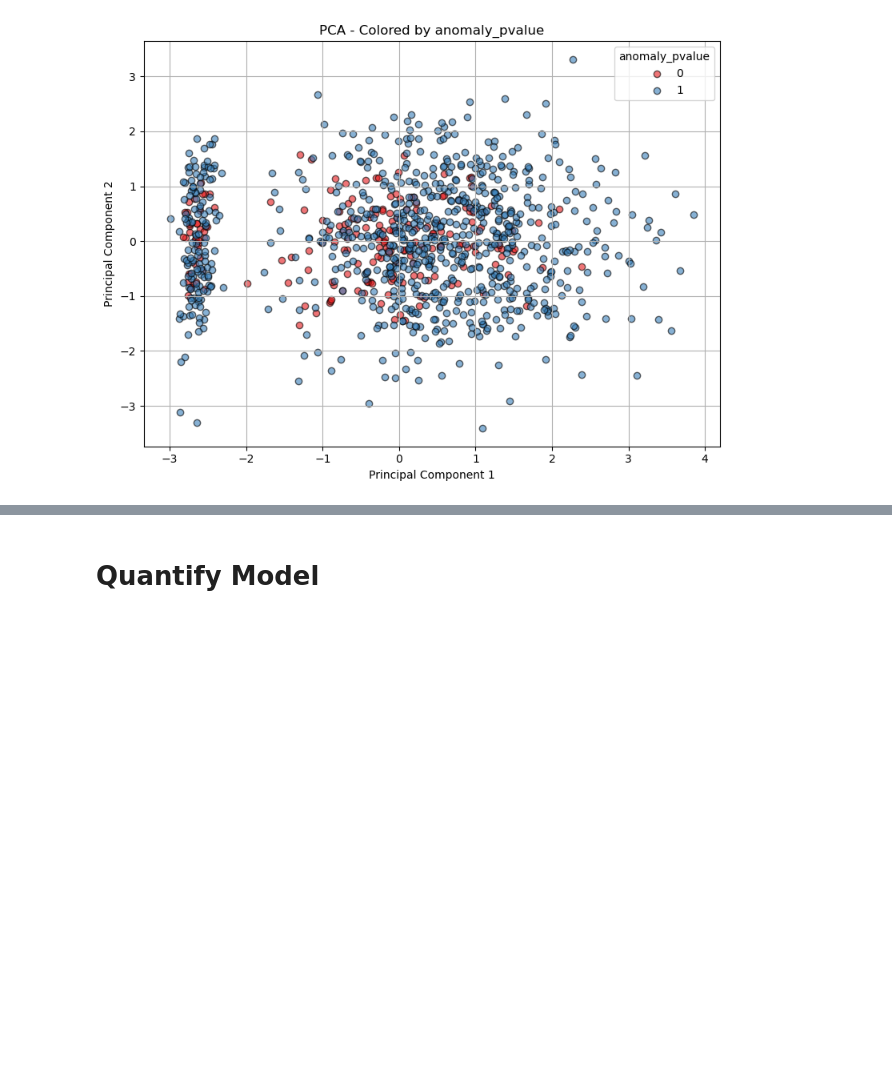
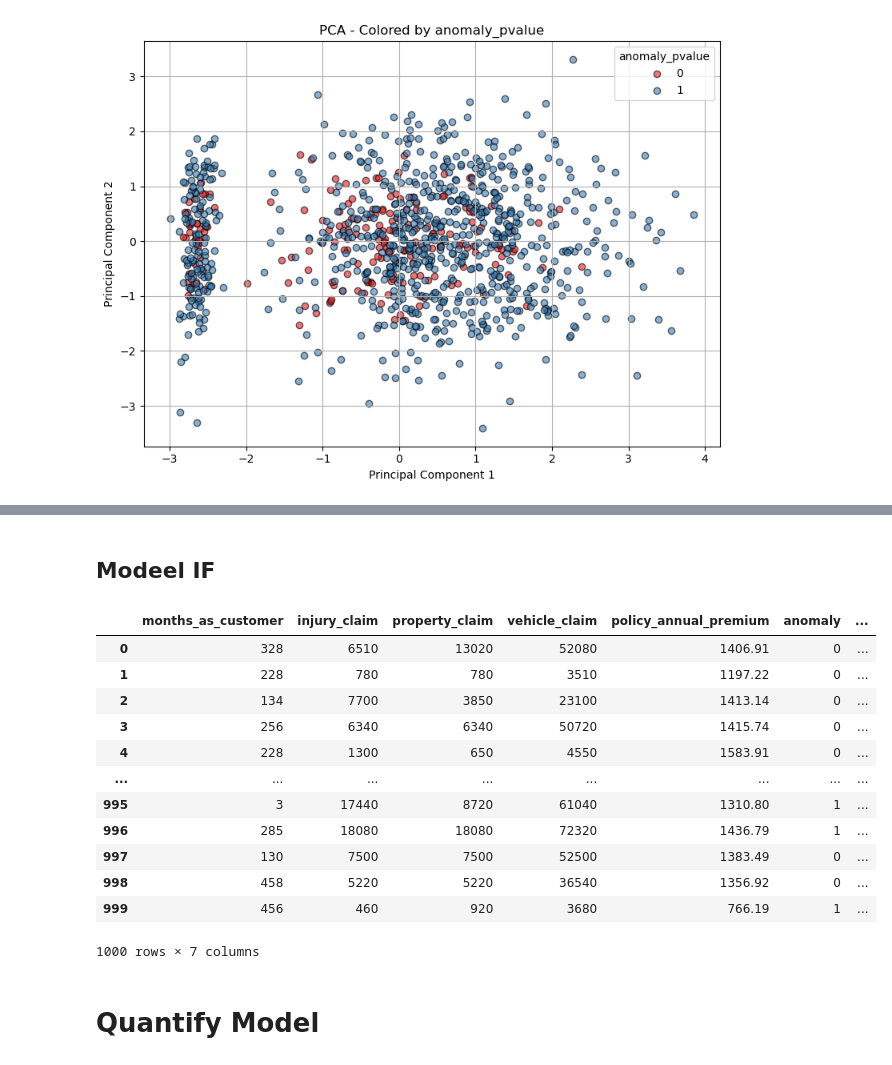
Before and after one commit to inkkuli/fraud_Insurance, a Jupyter notebook: fraud.ipynb, the cells around one changed output, grey strips where cells are left out. Drawn from its saved outputs; the diff is of its cells as text; code cells hidden in the pictures; blank space fills up the shorter version.

```diff
--- a/fraud.ipynb
+++ b/fraud.ipynb
@@ -1109 +1090,3 @@ df_result_dbscan
 1000 rows × 7 columns
+# %% [markdown]
+## Modeel IF
@@ -1110,3 +1096,54 @@ df_result_dbscan
+# %%
+def isolation_forest(df, contamination=0.05, n_estimators=100, max_samples='auto', random_state=42):
+    """
+    รัน Isolation Forest บน DataFrame ที่เป็นข้อมูลเชิงตัวเลขล้วน
+
+    Parameters:
+    - df : pd.DataFrame — ข้อมูลที่เตรียมพร้อมแล้ว
+    - contamination : float — สัดส่วนที่คาดว่าจะเป็น anomaly (default = 0.05)
+    - n_estimators : int — จำนวน trees ใน forest (default = 100)
+    - max_samples : int, float หรือ 'auto' — จำนวน sample ต่อ tree (default = 'auto')
+    - random_state : int — สำหรับ reproducibility (default = 42)
+
+    Returns:
+    - result_df : pd.DataFrame — พร้อมคอลัมน์ anomaly (0/1) และ anomaly_score
+    """
+    scaler = StandardScaler()
+    X_scaled = scaler.fit_transform(df)
+
+    model = IsolationForest(
+        contamination=contamination,
+        n_estimators=n_estimators,
+        max_samples=max_samples,
+        random_state=random_state
+    )
+    model.fit(X_scaled)
+
+    preds = model.predict(X_scaled)
+    scores = model.decision_function(X_scaled)
+
+    result_df = df.copy()
+    result_df["anomaly"] = (preds == -1).astype(int)
+    result_df["anomaly_score"] = -scores  # ยิ่งสูงยิ่งเสี่ยงผิดปกติ
+
+    return result_df
+# %%
+df_result_if = isolation_forest(df_cleaned, contamination=0.1, n_estimators=200, max_samples=0.6)
+df_result_if
+# %% [output]
+|  | months_as_customer | injury_claim | property_claim | vehicle_claim | policy_annual_premium | anomaly | ... |
+| 0 | 328 | 6510 | 13020 | 52080 | 1406.91 | 0 | ... |
+| 1 | 228 | 780 | 780 | 3510 | 1197.22 | 0 | ... |
+| 2 | 134 | 7700 | 3850 | 23100 | 1413.14 | 0 | ... |
+| 3 | 256 | 6340 | 6340 | 50720 | 1415.74 | 0 | ... |
+| 4 | 228 | 1300 | 650 | 4550 | 1583.91 | 0 | ... |
+| ... | ... | ... | ... | ... | ... | ... | ... |
+| 995 | 3 | 17440 | 8720 | 61040 | 1310.80 | 1 | ... |
+| 996 | 285 | 18080 | 18080 | 72320 | 1436.79 | 1 | ... |
+| 997 | 130 | 7500 | 7500 | 52500 | 1383.49 | 0 | ... |
+| 998 | 458 | 5220 | 5220 | 36540 | 1356.92 | 0 | ... |
+| 999 | 456 | 460 | 920 | 3680 | 766.19 | 1 | ... |
+1000 rows × 7 columns
 # %% [markdown]
 # Quantify Model
 # %% [markdown]
```
Also changed, not shown: parts of 18 cells of this notebook.
